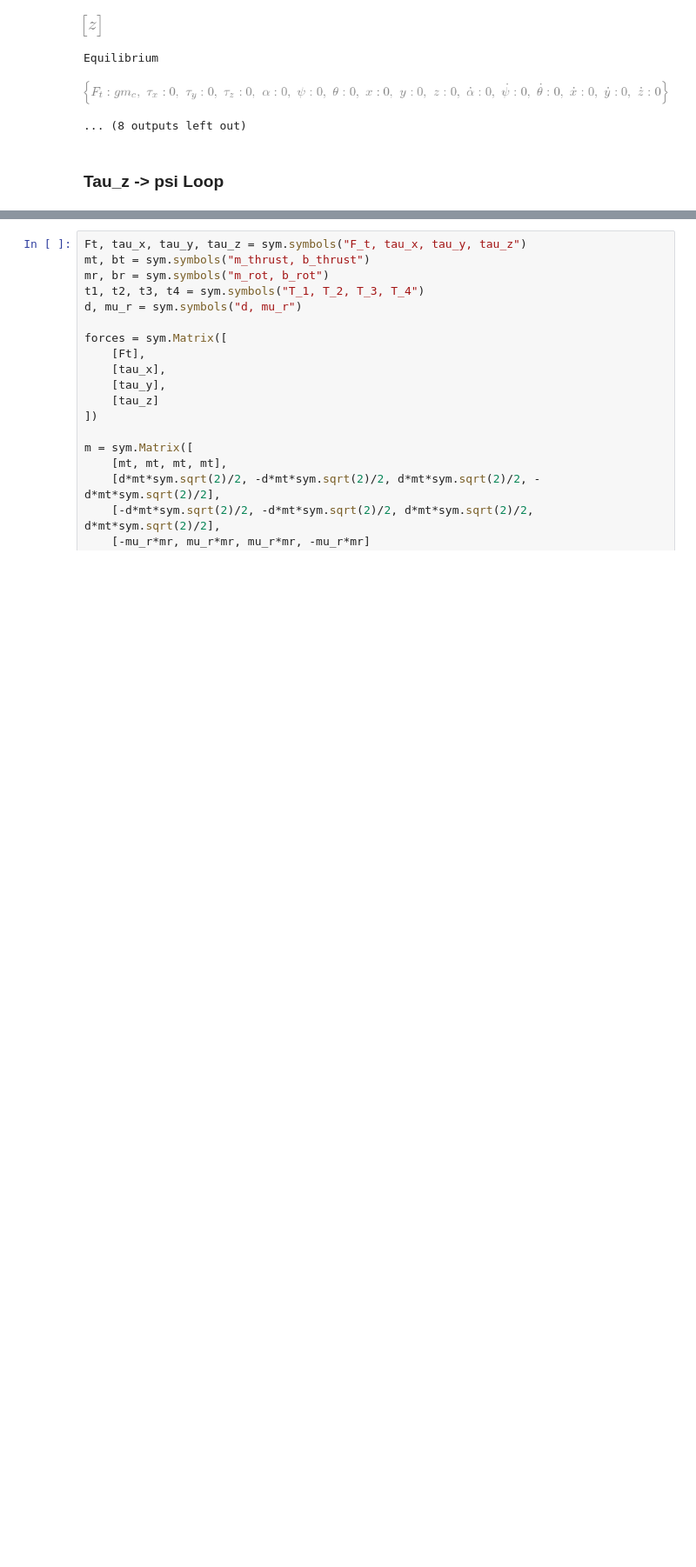
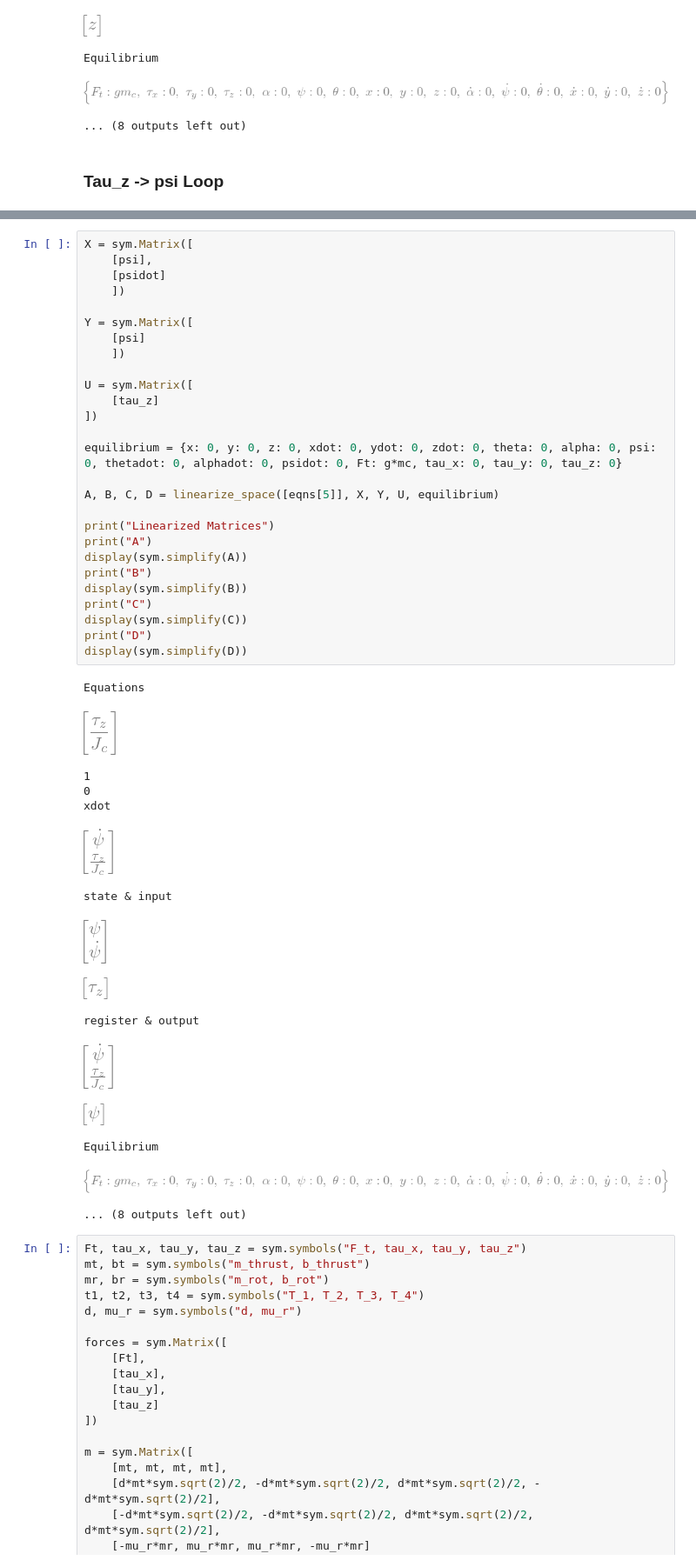
Before and after one commit to WillUoC/Controls-Final, a Jupyter notebook: Drone/derivations/scratch.ipynb, the cells around one changed output, grey strips where cells are left out. Shown: that part at 87% size. Cells and saved outputs as stored; diff of their text form; blank space fills up the shorter version.

```diff
--- a/Drone/derivations/scratch.ipynb
+++ b/Drone/derivations/scratch.ipynb
@@ -445,6 +445,49 @@ register & output
 [figure]
 Equilibrium
 ... (9 outputs left out)
+# %%
+X = sym.Matrix([
+    [psi],
+    [psidot]
+    ])
+
+Y = sym.Matrix([
+    [psi]
+    ])
+
+U = sym.Matrix([
+    [tau_z]
+])
+
+equilibrium = {x: 0, y: 0, z: 0, xdot: 0, ydot: 0, zdot: 0, theta: 0, alpha: 0, psi: 0, thetadot: 0, alphadot: 0, psidot: 0, Ft: g*mc, tau_x: 0, tau_y: 0, tau_z: 0}
+
+A, B, C, D = linearize_space([eqns[5]], X, Y, U, equilibrium)
+
+print("Linearized Matrices")
+print("A")
+display(sym.simplify(A))
+print("B")
+display(sym.simplify(B))
+print("C")
+display(sym.simplify(C))
+print("D")
+display(sym.simplify(D))
+# %% [output]
+Equations
+[figure, added]
+1
+0
+xdot
+[figure, added]
+state & input
+[figure, added]
+[figure, added]
+register & output
+[figure, added]
+[figure, added]
+Equilibrium
+[figure, added]
+... (8 outputs left out)
 # %%
 Ft, tau_x, tau_y, tau_z = sym.symbols("F_t, tau_x, tau_y, tau_z")
 mt, bt = sym.symbols("m_thrust, b_thrust")
```
Also changed, not shown: parts of 4 cells of this notebook, 3 other files.
